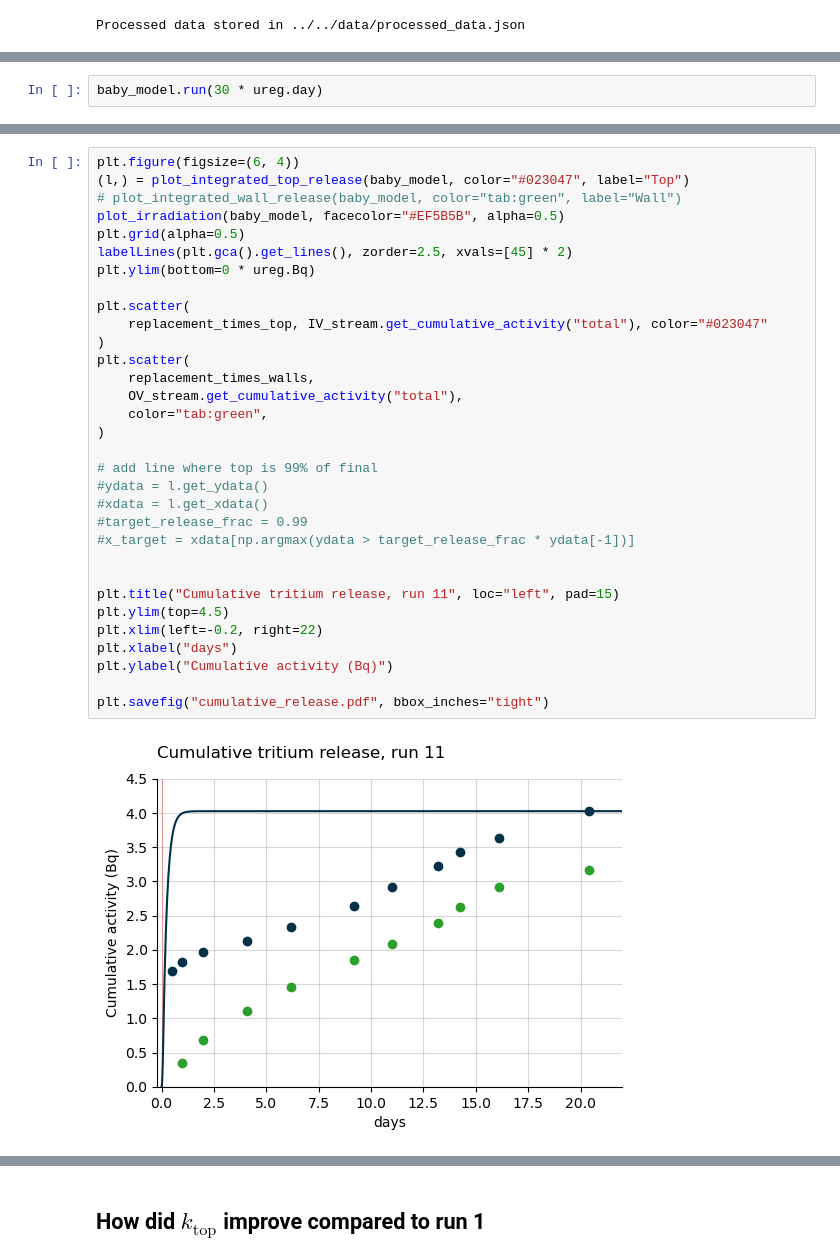
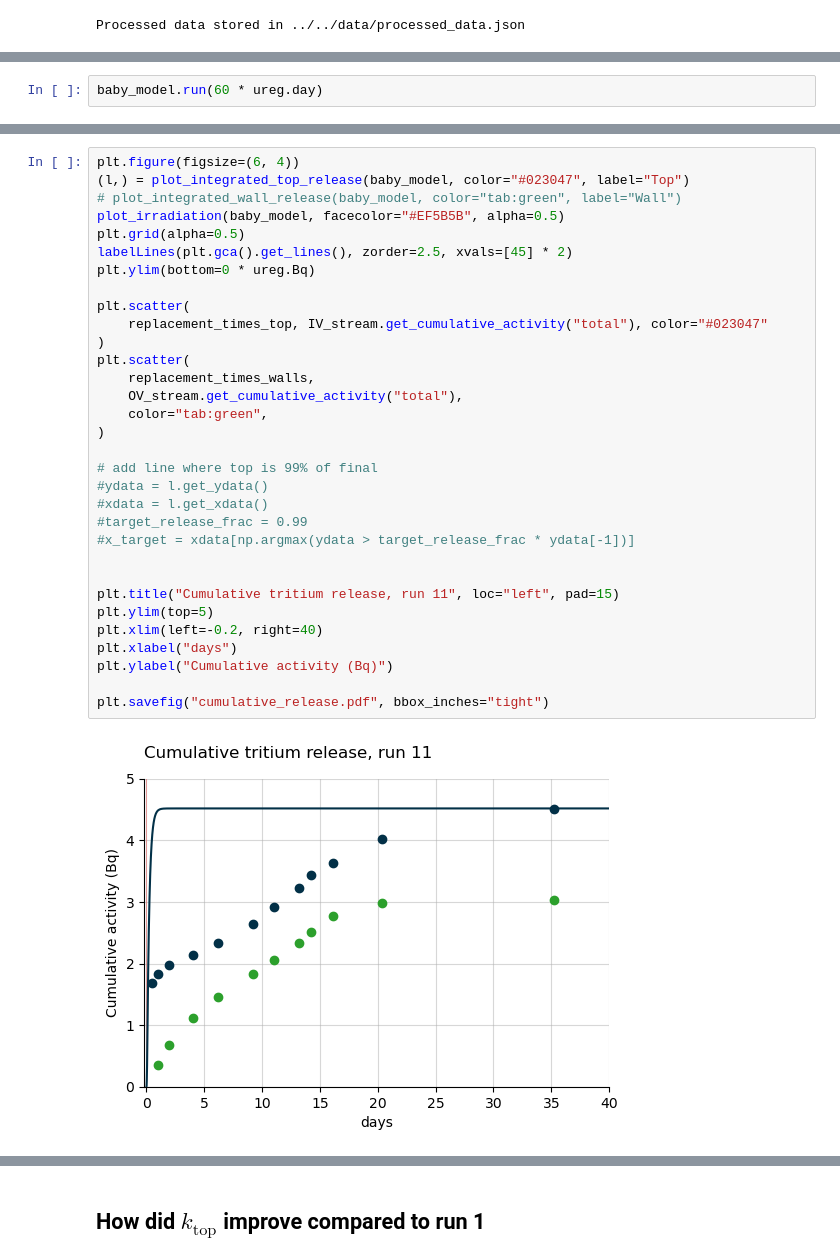
Before and after one commit to veliki-filozof/BABY-1L-run-11, a Jupyter notebook: analysis/tritium/tritium_model.ipynb, the cells around one changed output, grey strips where cells are left out. Drawn from its saved outputs; the diff is of its cells as text.

```diff
--- a/analysis/tritium/tritium_model.ipynb
+++ b/analysis/tritium/tritium_model.ipynb
@@ -74,5 +74,5 @@ Measured TBR: 2.41e-04 particle / neutron
 # %%
-baby_model.run(30 * ureg.day)
+baby_model.run(60 * ureg.day)
 # %%
 print(f"Transport:")
 print(f"  mass transport coeff top: {baby_model.k_top:.2e~P}")
@@ -104,36 +104,36 @@ Geometry:
 plt.figure(figsize=(6, 4))
 (l,) = plot_integrated_top_release(baby_model, color="#023047", label="Top")
 # plot_integrated_wall_release(baby_model, color="tab:green", label="Wall")
 plot_irradiation(baby_model, facecolor="#EF5B5B", alpha=0.5)
 plt.grid(alpha=0.5)
 labelLines(plt.gca().get_lines(), zorder=2.5, xvals=[45] * 2)
 plt.ylim(bottom=0 * ureg.Bq)
 
 plt.scatter(
     replacement_times_top, IV_stream.get_cumulative_activity("total"), color="#023047"
 )
 plt.scatter(
     replacement_times_walls,
     OV_stream.get_cumulative_activity("total"),
     color="tab:green",
 )
 
 # add line where top is 99% of final
 #ydata = l.get_ydata()
 #xdata = l.get_xdata()
 #target_release_frac = 0.99
 #x_target = xdata[np.argmax(ydata > target_release_frac * ydata[-1])]
 
 
 plt.title("Cumulative tritium release, run 11", loc="left", pad=15)
-plt.ylim(top=4.5)
-plt.xlim(left=-0.2, right=22)
+plt.ylim(top=5)
+plt.xlim(left=-0.2, right=40)
 plt.xlabel("days")
 plt.ylabel("Cumulative activity (Bq)")
 
 plt.savefig("cumulative_release.pdf", bbox_inches="tight")
 # %% [output]
-[figure, old version]
+[figure, new version]
 # %%
 plt.figure(figsize=(6, 4))
 plot_integrated_wall_release(baby_model, color="tab:green", label="Wall")
```
Also changed, not shown: parts of 6 cells of this notebook.
